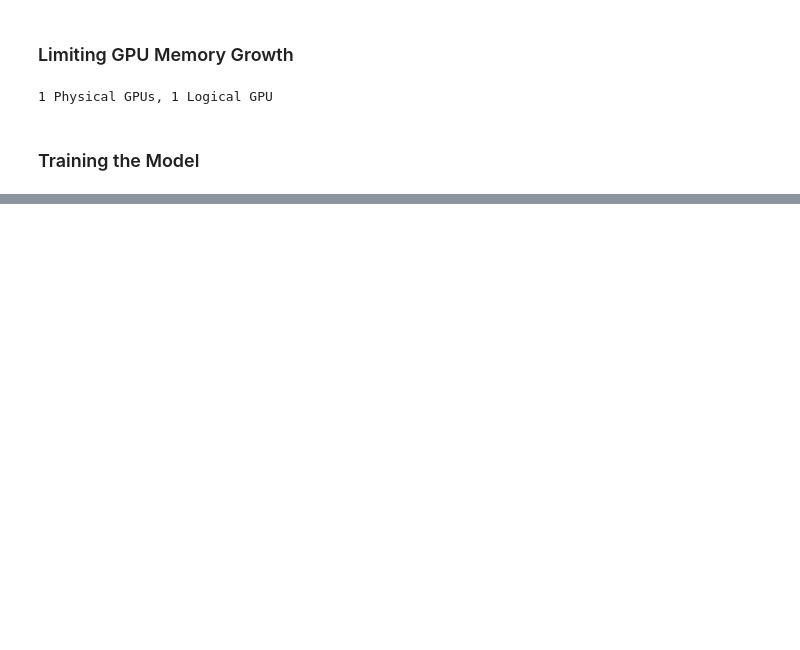
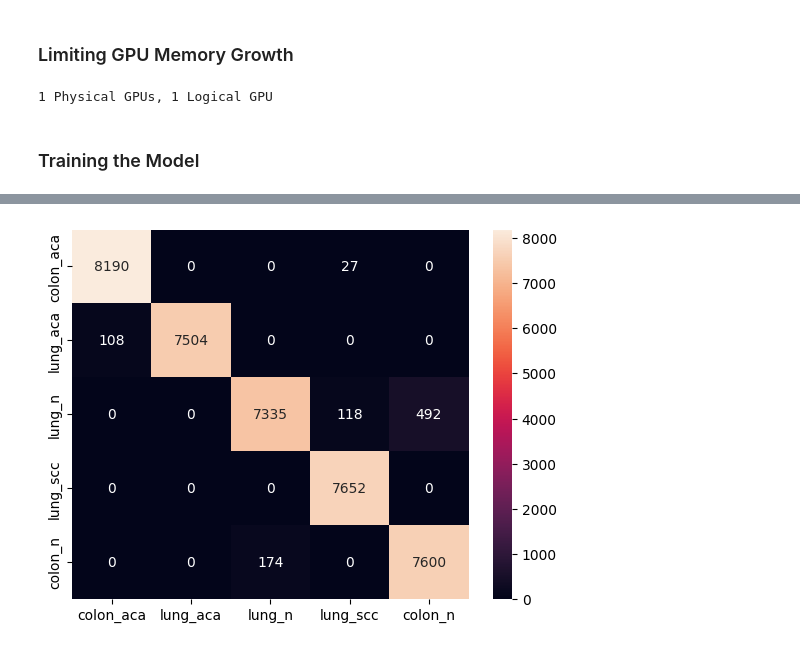
Before and after one commit to abijith-tk/DeepLearning, a Jupyter notebook: VGG16/VGG16.ipynb, the cells around one changed output, grey strips where cells are left out. Cells and saved outputs as stored; diff of their text form; code cells hidden in the pictures; blank space fills up the shorter version.

```diff
--- a/VGG16/VGG16.ipynb
+++ b/VGG16/VGG16.ipynb
@@ -224,0 +297,16 @@ Error:
+# %%
+y_true = []
+y_pred = []
+for k in tqdm(range(50)):
+    for images, labels in test_ds.take(k):
+        make_predictions = model.predict(images, verbose=0)
+        for i in range(32):
+            y_pred.append(class_names[np.argmax(make_predictions[i])])
+            y_true.append(class_names[np.argmax(labels[i])])
+
+label = set(y_true)
+
+sns.heatmap(confusion_matrix(y_true,y_pred),xticklabels=label,yticklabels=label,annot=True, fmt='d')
+plt.show()
+# %% [output]
+[figure, added]
```
Also changed, not shown: parts of 21 cells of this notebook, 3 other files.
